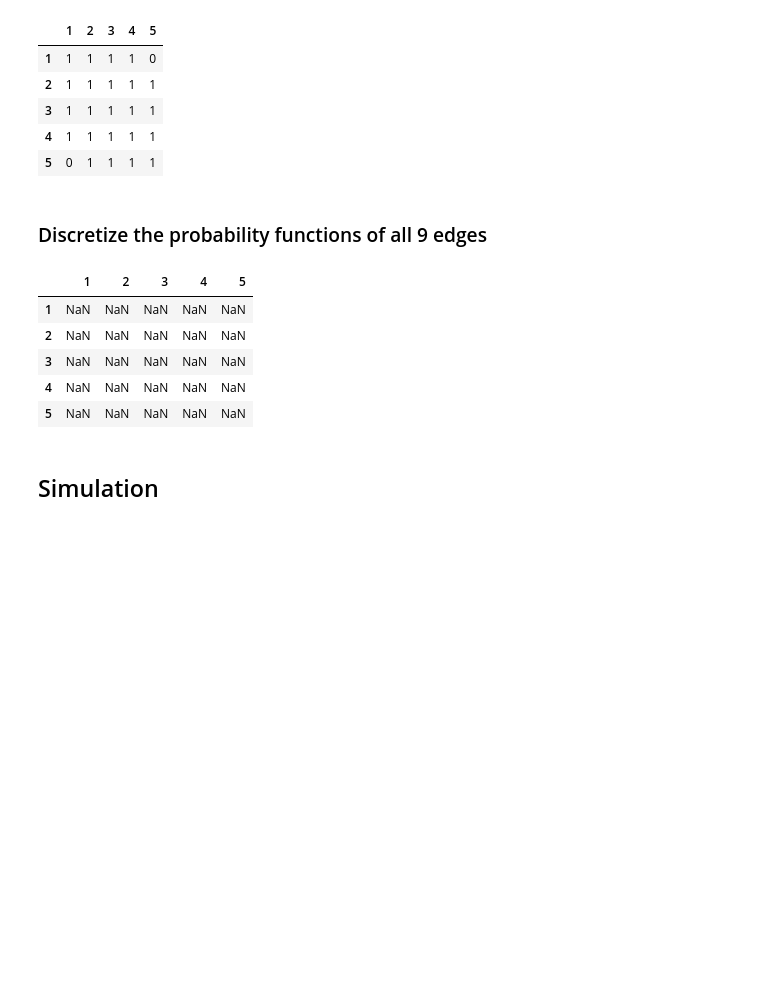
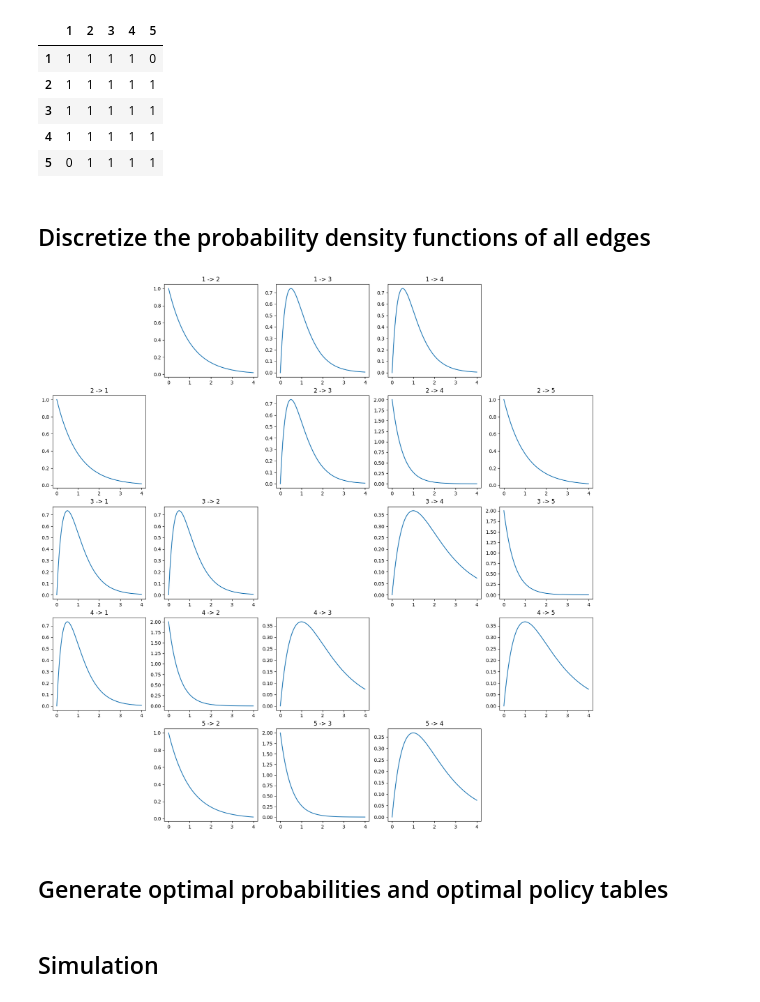
Before and after one commit to darpitydarp/ECI-253, a Jupyter notebook: HW3/ECI_253_HW3.ipynb, the cells around one changed output. Saved outputs shown, nothing was run; the diff lists cells and outputs as text; code cells hidden in the pictures; blank space fills up the shorter version.

```diff
--- a/HW3/ECI_253_HW3.ipynb
+++ b/HW3/ECI_253_HW3.ipynb
@@ -24,34 +24,48 @@ adjacency
 | 4 | 1 | 1 | 1 | 1 | 1 |
 | 5 | 0 | 1 | 1 | 1 | 1 |
 # %% [markdown]
-### Discretize the probability functions of all 9 edges
+## Discretize the probability density functions of all edges
 # %%
-# Create gamma distribution parameters
 # Create range [0, T] with T = 4 to discretize our range of time when generating gamma distributions
 x = np.linspace(0, 4, 4001)
+
 # Create alpha and scale parameters for each edge
-gamma_params = pd.DataFrame(
+gammaParams = pd.DataFrame(
     columns=['1', '2', '3', '4', '5'],
     index=['1', '2', '3', '4', '5']
 )
-
-gamma_params['1']['2'] = gamma_params['2']['1'] = (1, 1)
-gamma_params['1']['3'] = gamma_params['3']['1'] = (1, 1)
+gammaParams.loc['1', '2'] = gammaParams.loc['2', '1'] = (1, 1)
+gammaParams.loc['1', '3'] = gammaParams.loc['3', '1'] = (2, 2)
+gammaParams.loc['1', '4'] = gammaParams.loc['4', '1'] = (2, 2)
+gammaParams.loc['2', '3'] = gammaParams.loc['3', '2'] = (2, 2)
+gammaParams.loc['2', '4'] = gammaParams.loc['4', '2'] = (1, 2)
+gammaParams.loc['2', '5'] = gammaParams.loc['5', '2'] = (1, 1)
+gammaParams.loc['3', '4'] = gammaParams.loc['4', '3'] = (2, 1)
+gammaParams.loc['3', '5'] = gammaParams.loc['5', '3'] = (1, 2)
+gammaParams.loc['4', '5'] = gammaParams.loc['5', '4'] = (2, 1)
 
 # Create gamma distributions for each edge
-gamma_distributions = pd.DataFrame(
+gammaDistributions = pd.DataFrame(
     columns=['1', '2', '3', '4', '5'],
     index=['1', '2', '3', '4', '5']
 )
-
-for i in gamma_distributions.index:
-    for j in gamma_distributions.columns:
-        alpha, beta = gamma_params[j][i]
-        gamma_distributions[j][i] = gamma.pdf(x, alpha, scale=1/beta)
+for startNode in gammaDistributions.index:
+    for endNode in gammaDistributions.columns:
+        if gammaParams.loc[startNode, endNode] is np.nan:
+            continue
+        alpha, beta = gammaParams.loc[startNode, endNode]
+        gammaDistributions.loc[startNode, endNode] = gamma.pdf(x, alpha, scale=1/beta)
-# %% [output]
-|  | 1 | 2 | 3 | 4 | 5 |
-| 1 | NaN | NaN | NaN | NaN | NaN |
-| 2 | NaN | NaN | NaN | NaN | NaN |
-| 3 | NaN | NaN | NaN | NaN | NaN |
-| 4 | NaN | NaN | NaN | NaN | NaN |
-| 5 | NaN | NaN | NaN | NaN | NaN |
+# %%
+# Plot gamma distributions for the heck of it
+fig, axs = plt.subplots(5, 5, figsize=(20, 20))
+for i, startNode in enumerate(gammaDistributions.index):
+    for j, endNode in enumerate(gammaDistributions.columns):
+        if i == j or gammaDistributions.loc[startNode, endNode] is np.nan:
+            axs[i, j].axis('off')
+            continue
+        axs[i, j].plot(x, gammaDistributions.loc[startNode, endNode])
+        axs[i, j].set_title(f'{startNode} -> {endNode}')
+# %% [output]
+[figure, added]
+# %% [markdown]
+## Generate optimal probabilities and optimal policy tables
```
Also changed, not shown: parts of 1 cell of this notebook.
